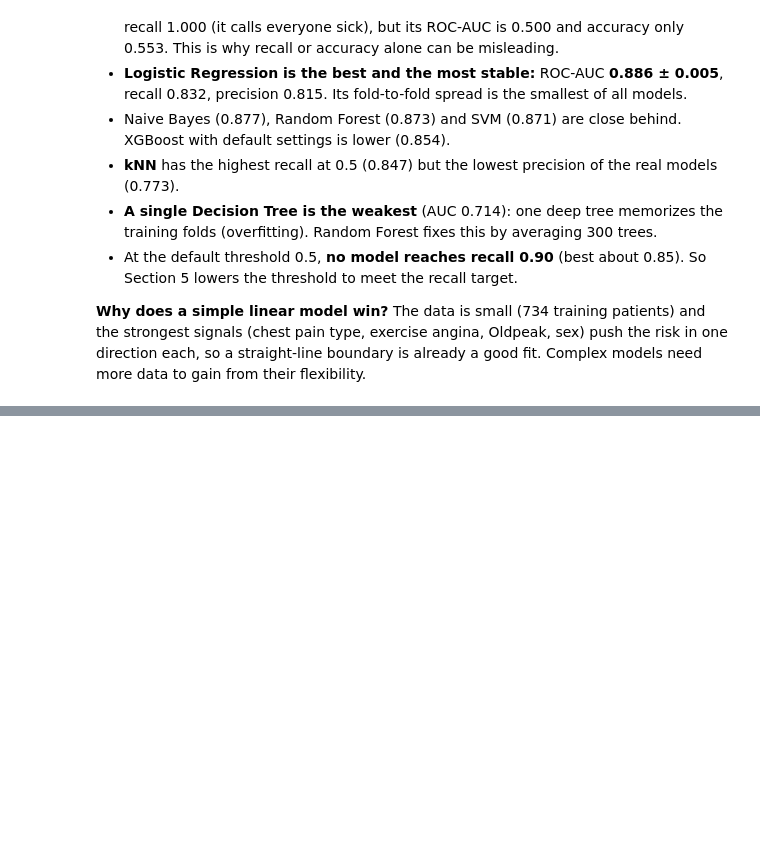
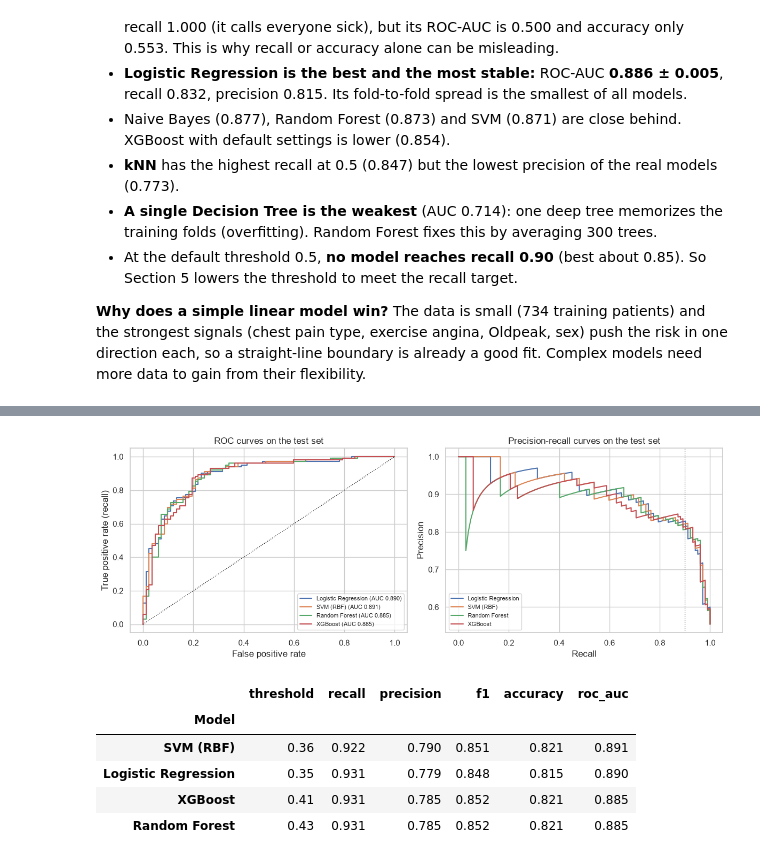
Before and after one commit to Razamirxa/heart-disease-risk, a Jupyter notebook: notebooks/02_modeling_pipeline.ipynb, the cells around one changed output, grey strips where cells are left out. Saved outputs shown, nothing was run; the diff lists cells and outputs as text; code cells hidden in the pictures; blank space fills up the shorter version.

```diff
--- a/notebooks/02_modeling_pipeline.ipynb
+++ b/notebooks/02_modeling_pipeline.ipynb
@@ -278,0 +516,31 @@ plt.tight_layout(); plt.savefig(FIG / "p2_cv_model_comparison.png", dpi=150); pl
+# %%
+test_rows, curves = [], {}
+for name, gs in searches.items():
+    t, _, _ = choose_threshold(gs.best_estimator_)
+    p = gs.best_estimator_.predict_proba(X_test)[:, 1]
+    curves[name] = p
+    test_rows.append({"Model": name, "threshold": t, **metrics(y_test, p, t)})
+all_test = pd.DataFrame(test_rows).set_index("Model").sort_values("roc_auc", ascending=False)
+
+fig, axes = plt.subplots(1, 2, figsize=(12, 4.5))
+for name, p in curves.items():
+    fpr, tpr, _ = roc_curve(y_test, p)
+    axes[0].plot(fpr, tpr, label=f"{name} (AUC {roc_auc_score(y_test, p):.3f})")
+    prec, rec, _ = precision_recall_curve(y_test, p)
+    axes[1].plot(rec, prec, label=name)
+axes[0].plot([0, 1], [0, 1], "k:", lw=1)
+axes[0].set_xlabel("False positive rate"); axes[0].set_ylabel("True positive rate (recall)")
+axes[0].set_title("ROC curves on the test set"); axes[0].legend(fontsize=8)
+axes[1].axvline(0.90, color="grey", ls=":", lw=1)
+axes[1].set_xlabel("Recall"); axes[1].set_ylabel("Precision"); axes[1].set_title("Precision-recall curves on the test set")
+axes[1].legend(fontsize=8)
+plt.tight_layout(); plt.savefig(FIG / "p2_test_roc_pr_curves.png", dpi=150); plt.show()
+all_test
+# %% [output]
+[figure, added]
+|  | threshold | recall | precision | f1 | accuracy | roc_auc |
+| Model |  |  |  |  |  |  |
+| SVM (RBF) | 0.36 | 0.922 | 0.790 | 0.851 | 0.821 | 0.891 |
+| Logistic Regression | 0.35 | 0.931 | 0.779 | 0.848 | 0.815 | 0.890 |
+| XGBoost | 0.41 | 0.931 | 0.785 | 0.852 | 0.821 | 0.885 |
+| Random Forest | 0.43 | 0.931 | 0.785 | 0.852 | 0.821 | 0.885 |
```
Also changed, not shown: parts of 18 cells of this notebook, 5 other files.
